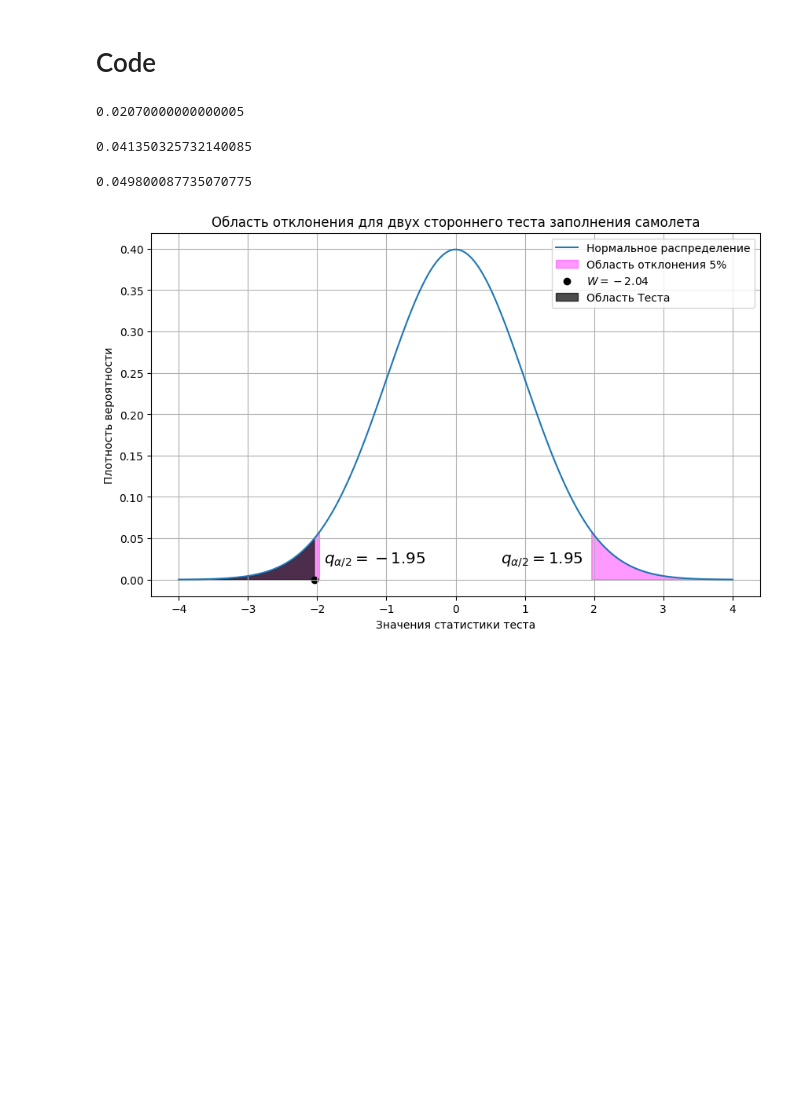
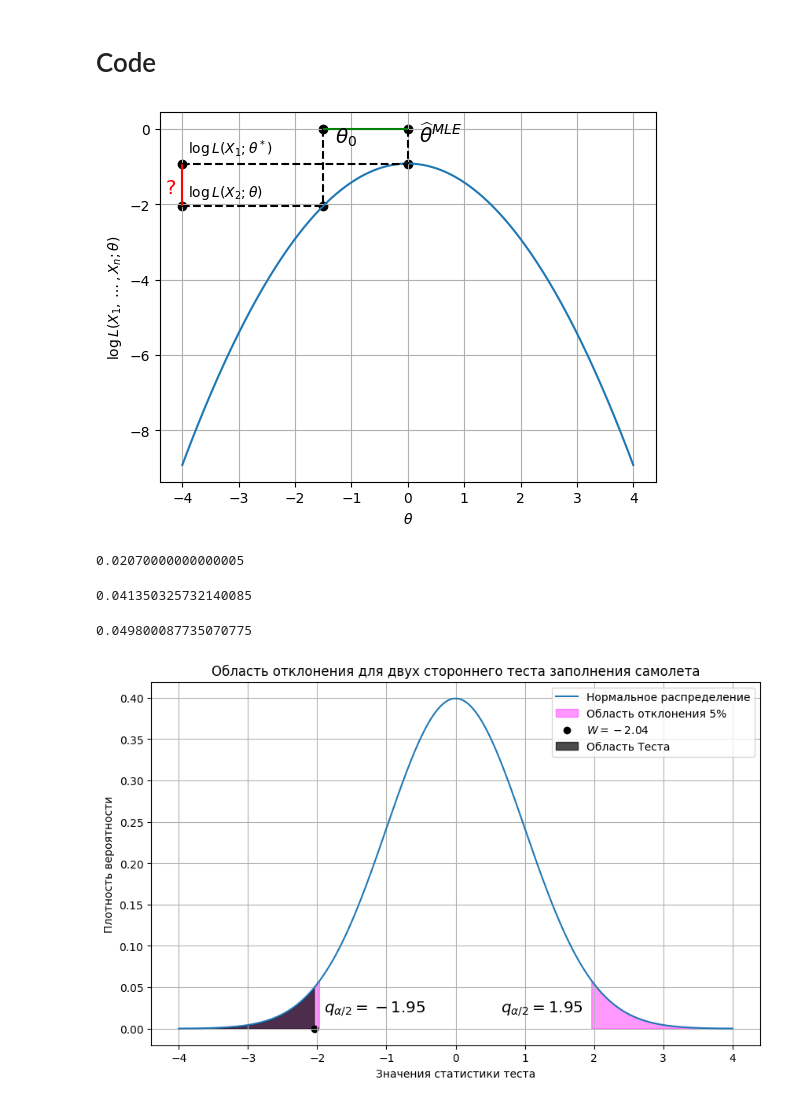
Before and after one commit to shmalex/learning-math, a Jupyter notebook: notebooks/statistics/Unit4-Lecture-12 Wald Test and Likelihood Ratio Test.ipynb, the cells around one changed output. Drawn from its saved outputs; the diff is of its cells as text; code cells hidden in the pictures; blank space fills up the shorter version.

```diff
--- a/notebooks/04-L12 Wald Test and Likelihood Ratio Test.ipynb
+++ b/notebooks/statistics/Unit4-Lecture-12 Wald Test and Likelihood Ratio Test.ipynb
@@ -913,5 +932,29 @@ plt.show()
 # %% [markdown]
 # Code
+# %%
+x = np.linspace(-4, 4, 1000)
+norm_rv = norm(10,3)
+plt.plot(x, np.log(norm.pdf(x)))
+x_1 = -1.5
+x_2 =  0
+lines = [x_1,x_2]
+
+plt.vlines(lines, ymin=[0,0],ymax= np.log(norm.pdf(lines)), color='black', linestyles='dashed')
+plt.hlines(np.log(norm.pdf(lines)), xmin=[-4,-4], xmax=lines, color='black', linestyles='dashed')
+plt.hlines(0, xmin=x_1, xmax=x_2, color='green')
+plt.scatter([x_1,x_2,x_1,x_2, -4,-4],[0,0, np.log(norm.pdf(x_1)), np.log(norm.pdf(x_2)), np.log(norm.pdf(x_1)), np.log(norm.pdf(x_2))], color='black')
+plt.vlines(-4, ymin=np.log(norm.pdf(x_1)),ymax= np.log(norm.pdf(x_2)), color='red', linestyles='solid')
+plt.text(-4.3,  np.log(0.18), '?', color="red", fontdict={"fontsize":'x-large'})
+plt.text(0.2,   np.log(0.7),   r'$\widehat{\theta}^{MLE}$', fontdict={"fontsize":'x-large'})
+plt.text(-1.3,  np.log(0.7),   r'$\theta_0$', fontdict={"fontsize":'x-large'})
+plt.text(-3.9,  np.log(0.53),  r'$\log L(X_1;\theta^*)$')
+plt.text(-3.9,  np.log(0.170), r'$\log L(X_2;\theta)$')
+plt.ylabel(r'$\log L(X_1,\dots,X_n;\theta)$')
+plt.xlabel(r'$\theta$')
+plt.grid(True)
+plt.show()
+# %% [output]
+[figure, added]
 # %%
 1-.9793
 # %% [output]
```
Also changed, not shown: parts of 26 cells of this notebook, 5 other files.
